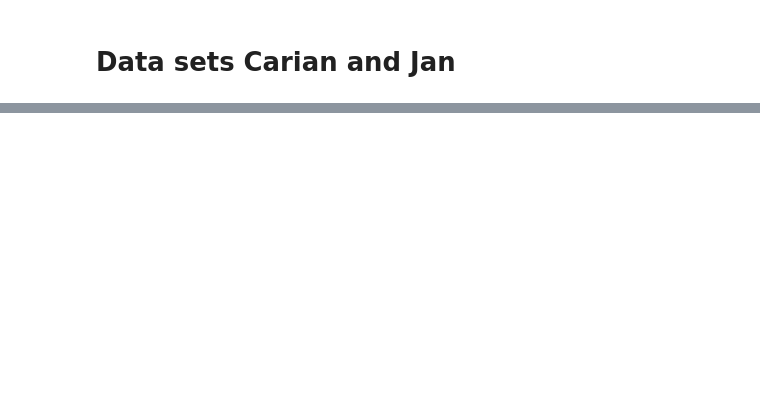
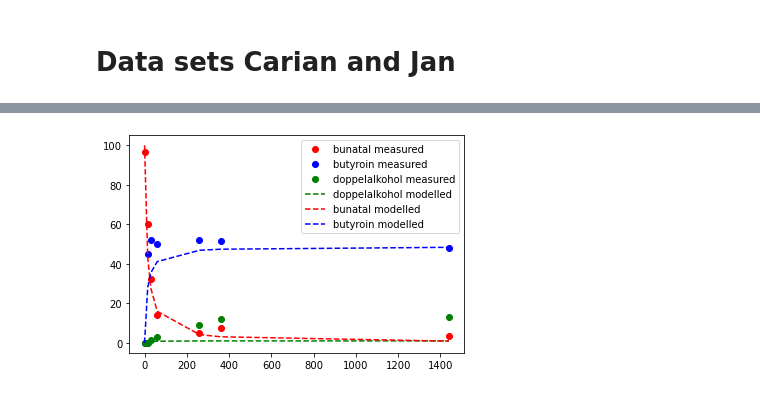
Before and after one commit to BioCatHub/wt_modeling, a Jupyter notebook: Drafts/lmfit_biocatalysis/Jan_Carina_Daten.ipynb, the cells around one changed output, grey strips where cells are left out. Drawn from its saved outputs; the diff is of its cells as text; code cells hidden in the pictures; blank space fills up the shorter version.

Commit message:
bug: data set seems strange

```diff
--- a/Drafts/lmfit_biocatalysis/Jan_Carina_Daten.ipynb
+++ b/Drafts/lmfit_biocatalysis/Jan_Carina_Daten.ipynb
@@ -48,0 +49,82 @@ Name: Zeit, dtype: int64
+# %%
+data_list = [butanal, butyroin, octandiol]
+
+data = np.array(data_list)
+
+print(data)
+
+
+y0_array = [100, 0, 0]
+print(y0_array)
+
+
+
+def dbdt(kA, kB, kC, kD, A,P, C, t):
+    if t <= 10:
+        dbdt = (kA*A**2)*0.5 - kB*P
+        return dbdt
+    elif t >= 10:
+        dbdt = (kA*A**2)*0.5 - kB*P - kC*P + kD*C
+        return dbdt
+def dcdt(kC, kD, P, C, t):
+    if t <= 10:
+        return 0
+    elif t >= 10:
+        dcdt = kC*P - kD*C
+        return dcdt
+
+
+
+
+def dglsys(init_cond_array, t, kA, kB, kC, kD):
+    A = init_cond_array[0]
+    P = init_cond_array[1]
+    C = init_cond_array[2]
+    dAdt = -kA*A**2 + kB*P
+    #dBdt = (kA*A**2)*0.5 - kB*P - kC*P + kD*C
+    dBdt = dbdt(kA, kB, kC, kD, A, P, C, t)
+    dCdt = dcdt(kC, kD, P, C, t)
+    #dCdt = kC*P - kD*C
+    dZdt = np.array([dAdt, dBdt, dCdt])
+    return dZdt
+
+sol = odeint(dglsys, y0_array, time, args=(0.000876, 0.00000473, 0.0032, 0.15))
+
+
+
+params = lmfit.Parameters()
+params.add('kA', 2, min=0.00000001, max=3)
+params.add('kP', 2, min=0.0000000001, max=3)
+params.add('kC', 2, min=0.0000000001, max=3)
+params.add('kD', 2, min=0.0000000001, max=3)
+
+def residual(params, time, data_sets):
+    kA = params['kA'].value
+    kP = params['kP'].value
+    kC = params['kC'].value
+    kD = params['kD'].value
+
+    ymodel=odeint(dglsys, y0_array, time, args=(kA, kP, kC, kD))
+    substr = data_sets[0]-ymodel[:,0] # array 1
+    product = data_sets[1]-ymodel[:,1] # array 2
+    product2 = data_sets[2]-ymodel[:,2]
+    result = [substr, product, product2] # result is returned as array
+    return np.array(result)
+
+solution = lmfit.minimize(residual, params, args=(np.array(time), data))
+print(lmfit.report_fit(solution))
+
+
+fig, ax = plt.subplots()
+ax.plot(time, butanal, label="bunatal measured", color="red", linestyle="", marker="o")
+ax.plot(time, butyroin, label="butyroin measured", color="blue", linestyle="", marker="o")
+ax.plot(time, octandiol, label="doppelalkohol measured", color="green", linestyle="", marker="o")
+
+ax.plot(time, sol[:,2], label="doppelalkohol modelled", linestyle="--", color="green")
+ax.plot(time, sol[:,0], label="bunatal modelled", linestyle="--", color="red")
+ax.plot(time, sol[:,1], label="butyroin modelled", linestyle="--", color = "blue")
+
+
+ax.legend()
+plt.savefig("testfig.svg", format="svg")
+# %% [output]
@@ -48,0 +148 @@ Name: Zeit, dtype: int64
+[figure, added]
```
Also changed, not shown: parts of 2 cells of this notebook, 3 other files.
